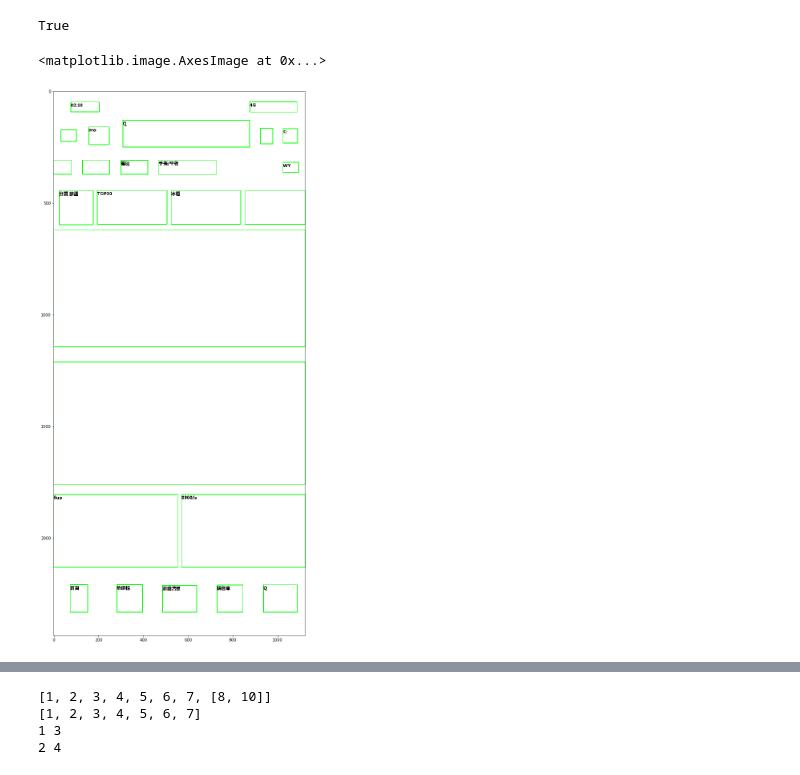
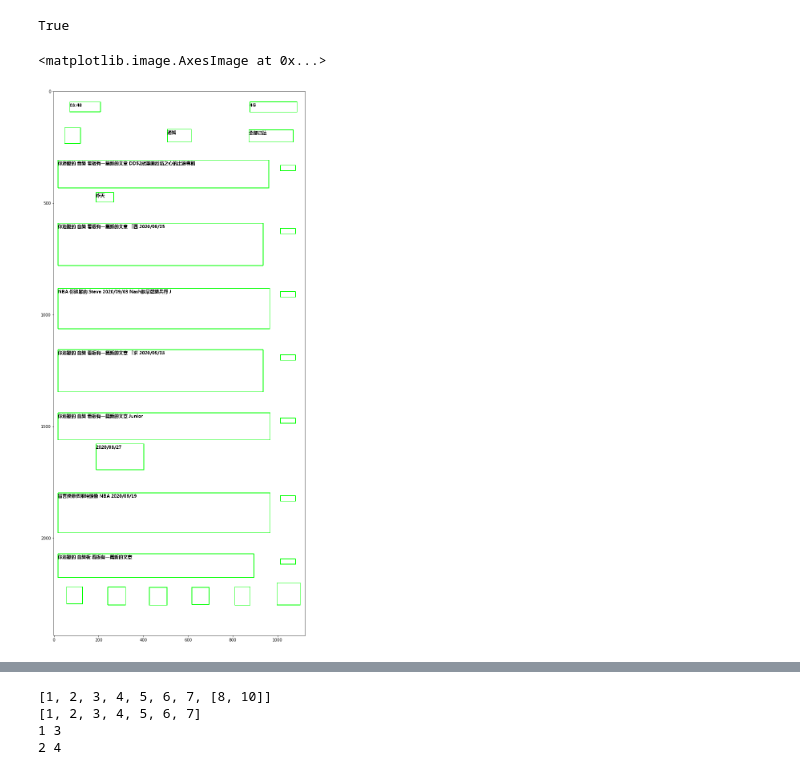
Before and after one commit to erictsou/ScreenShotAnalyzer, a Jupyter notebook: screenshotProcessor.ipynb, the cells around one changed output, grey strips where cells are left out. Drawn from its saved outputs; the diff is of its cells as text; code cells hidden in the pictures.

```diff
--- a/screenshotProcessor.ipynb
+++ b/screenshotProcessor.ipynb
@@ -37,7 +37,7 @@ import numpy as np
 from  matplotlib import pyplot as plt
 
 
-IMAGE_NUMBER = str('6301')
+IMAGE_NUMBER = str('6312')
 #IMAGE_NUMBER = 'facebook'
 # img = cv2.imread('iosScreenshot/IMG_'+IMAGE_NUMBER+'.png', 1)
 # h,w,_ = img.shape
@@ -484,28 +497,34 @@ True
 # %%
 from PIL import Image, ImageDraw, ImageFont
 clone5 = img.copy()
 clone5[:][:][:] = 255
+sym = '!"#$%&\'()*+,-./:;<=>?@[\\]^_`{|}~©®'
+alpha = "abcdefghijklmnopqrstuvwxyzABCDEFGHIJKLMNOPQRSTUVWXYZ"
+
 for i, c in enumerate(contourInfo_new):
     x,y,w,h = c[1]
     cv2.rectangle(clone5, (x, y), (x + w, y + h), (0, 255, 0), 2)
     #cv2.putText(clone5, c[2][0], (x, y), cv2.FONT_HERSHEY_SIMPLEX, 1, (0, 255, 0), 2, cv2.LINE_AA)
 
 clone5 = cv2.cvtColor(clone5, cv2.COLOR_BGR2RGB)
 pil5 = Image.fromarray(clone5)
 for i, c in enumerate(contourInfo_new):
     x,y,w,h = c[1]
-    if c[2][1] >=70:
+    if c[2][1] >=70 and \
+        not(not(False in (s in sym for s in c[2][0])) \
+        or (not(False in (s in alpha+sym for s in c[2][0])) and len(c[2][0])<=2) \
+        or len(c[2][0])<=1 or c[2][0]==len(c[2][0])*c[2][0][0]):
         draw = ImageDraw.Draw(pil5)
         fontText = ImageFont.truetype('msyhbd.ttf' , 20, encoding="utf-8")
         draw.text((x, y), c[2][0], (0, 0, 0), font=fontText)
 
 
 pil5.save('result/contour&text_'+IMAGE_NUMBER+'.jpg')
 plt.figure(figsize=(50,25))
 plt.imshow(pil5)
 # %% [output]
 <matplotlib.image.AxesImage at 0x...>
-[figure, old version]
+[figure, new version]
 # %%
 ##產生截圖contour hierarchy的dict
 import json
```
Also changed, not shown: parts of 9 cells of this notebook, 43 other files.
